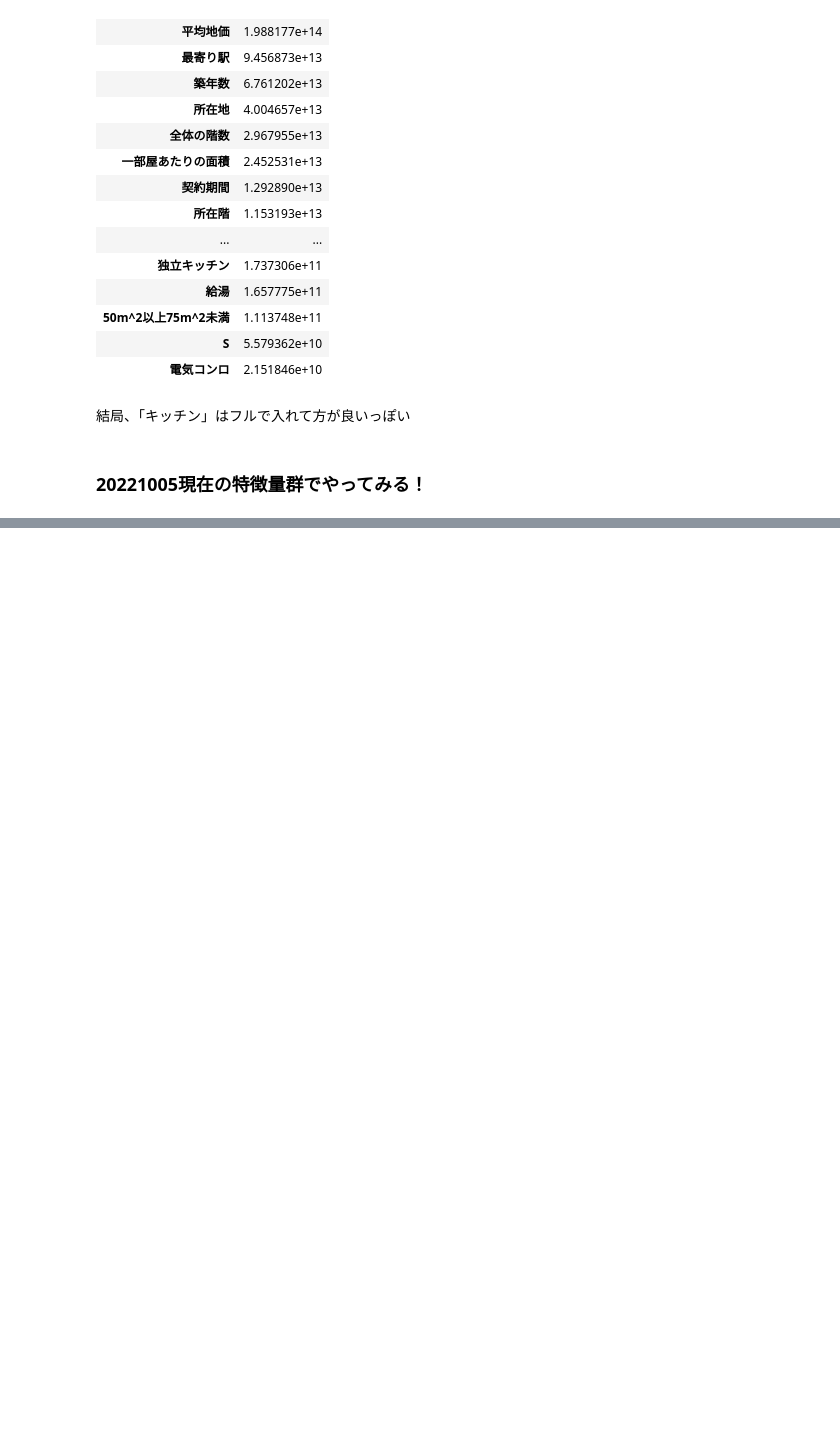
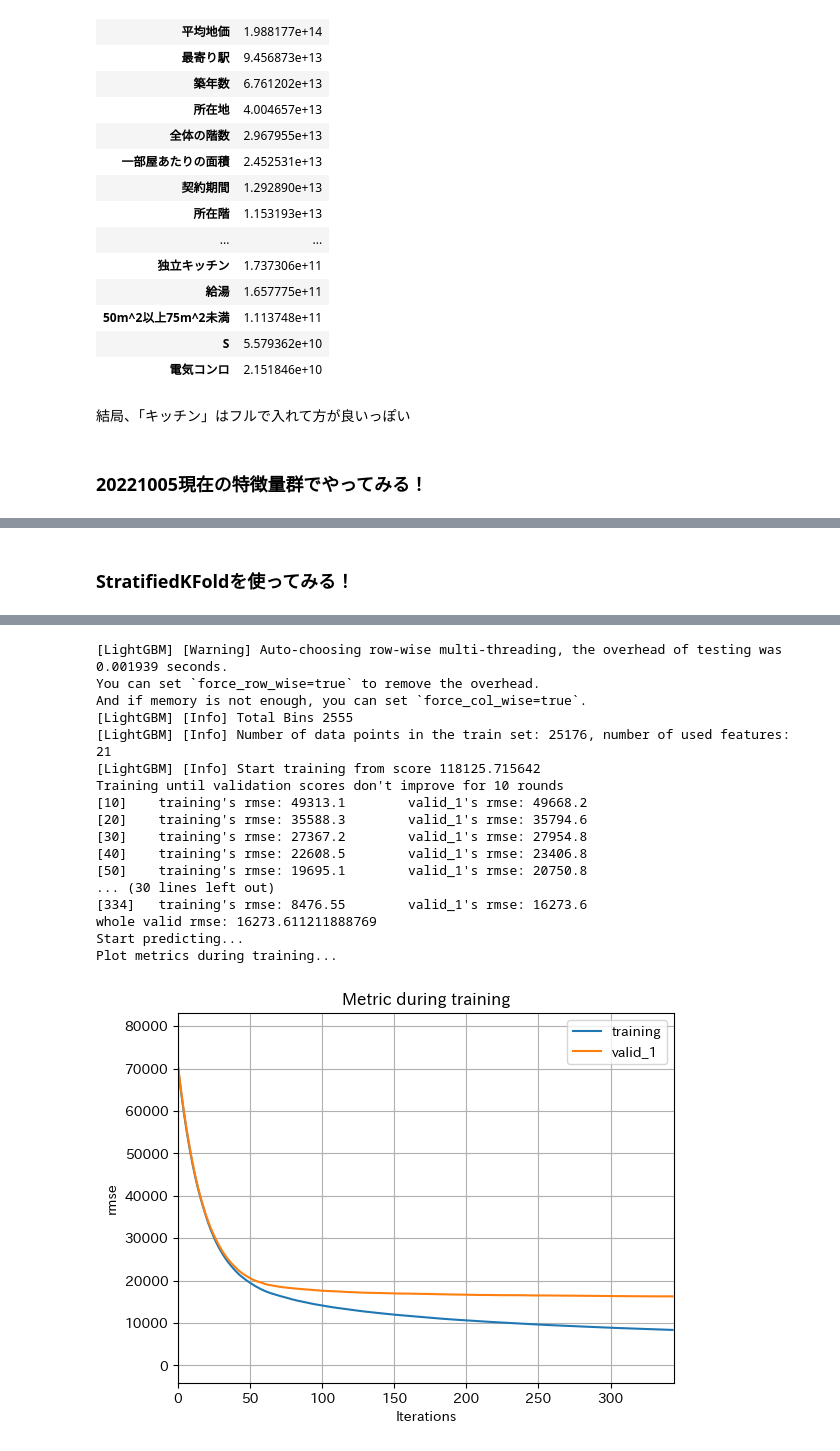
Before and after one commit to kyotoman-koshida/mynabi, a Jupyter notebook: notebooks/new_LGBM_GBDT.ipynb, the cells around one changed output, grey strips where cells are left out. Drawn from its saved outputs; the diff is of its cells as text; code cells hidden in the pictures; blank space fills up the shorter version.

```diff
--- a/notebooks/new_LGBM_GBDT.ipynb
+++ b/notebooks/new_LGBM_GBDT.ipynb
@@ -1769,3 +1775,5 @@ id = df['id']
 y_pred = pd.DataFrame(y_pred)
 result = pd.concat([id, y_pred],axis=1)
 result.to_csv('../data/result_data/GBDT_cv_result.csv',index=False)
+# %% [markdown]
+### StratifiedKFoldを使ってみる！
@@ -1771,0 +1885,44 @@ result.to_csv('../data/result_data/GBDT_cv_result.csv',index=False)
+# %%
+from sklearn.model_selection import StratifiedKFold
+
+X_train, X_valid, y_train, y_valid = train_test_split(X_train, y_train, train_size=0.8, stratify=X_train['100m^2以上'])
+
+lgb_train = lgb.Dataset(X_train, y_train)
+lgb_eval = lgb.Dataset(X_valid, y_valid, reference=lgb_train)
+params = {
+    'objective':'regression',
+    'boosting_type':'gbdt',
+    'metrics':'rmse',
+    'learning_rate':0.05,
+    'reg_lambda':  2.960577442860017e-06,
+    'max_bin': 333,
+    'num_leaves': 70,
+}
+
+model = lgb.train(
+                params,
+                lgb_train,
+                valid_sets=[lgb_train, lgb_eval],
+                verbose_eval=10,
+                num_boost_round=1000,
+                early_stopping_rounds=10,
+                categorical_feature = category_lists,
+                evals_result=evals_result,
+                )
+
+pred_y_valid = model.predict(X_valid)
+rmse = mean_squared_error(y_valid, pred_y_valid, squared=False)
+
+print("whole valid rmse:", rmse)
+
+print('Start predicting...')
+y_pred = model.predict(X_test, num_iteration=model.best_iteration)
+print('Plot metrics during training...')
+ax = lgb.plot_metric(evals_result, metric='rmse')
+plt.show()
+# feature importanceを表示
+importance = pd.DataFrame(model.feature_importance(importance_type = "gain"), index=X_train.columns, columns=['importance'])
+df_importance = pd.DataFrame(importance)
+df_importance = df_importance.sort_values('importance', ascending=False) # 降順ソート
+display(df_importance)
+# %% [output]
@@ -1771,0 +1931,18 @@ result.to_csv('../data/result_data/GBDT_cv_result.csv',index=False)
+[LightGBM] [Warning] Auto-choosing row-wise multi-threading, the overhead of testing was 0.001939 seconds.
+You can set `force_row_wise=true` to remove the overhead.
+And if memory is not enough, you can set `force_col_wise=true`.
+[LightGBM] [Info] Total Bins 2555
+[LightGBM] [Info] Number of data points in the train set: 25176, number of used features: 21
+[LightGBM] [Info] Start training from score 118125.715642
+Training until validation scores don't improve for 10 rounds
+[10]    training's rmse: 49313.1        valid_1's rmse: 49668.2
+[20]    training's rmse: 35588.3        valid_1's rmse: 35794.6
+[30]    training's rmse: 27367.2        valid_1's rmse: 27954.8
+[40]    training's rmse: 22608.5        valid_1's rmse: 23406.8
+[50]    training's rmse: 19695.1        valid_1's rmse: 20750.8
+... (30 lines left out)
+[334]   training's rmse: 8476.55        valid_1's rmse: 16273.6
+whole valid rmse: 16273.611211888769
+Start predicting...
+Plot metrics during training...
+[figure, added]
```
Also changed, not shown: parts of 5 cells of this notebook, 15 other files.
